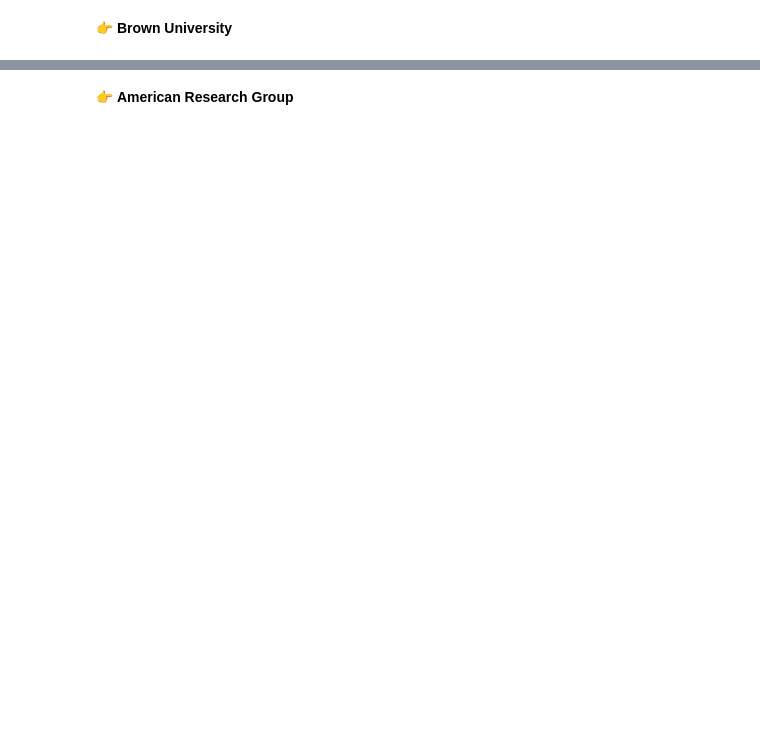
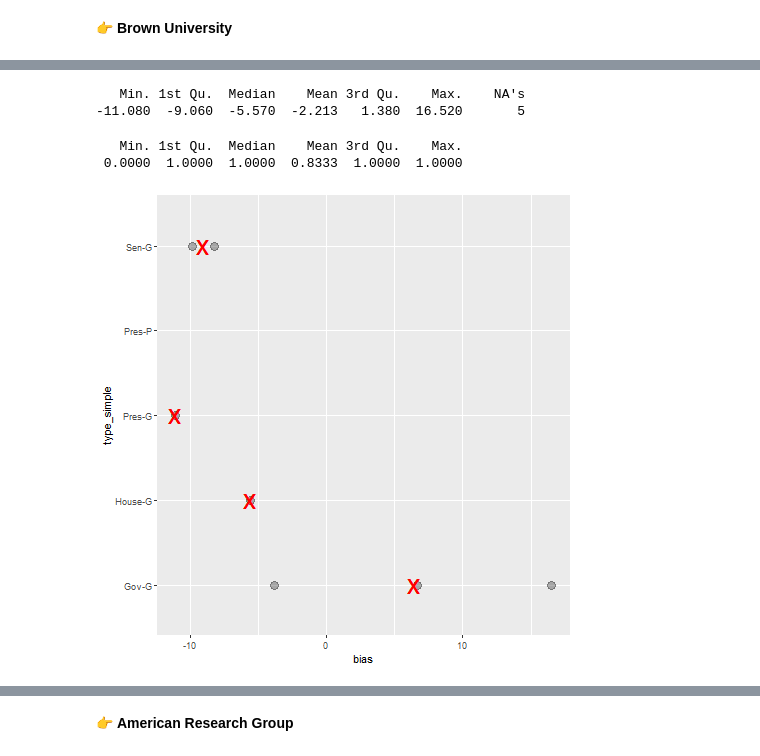
Before and after one commit to juhanarossi/polling-exploration-jake-juhana, a Jupyter notebook: notebook-3.ipynb, the cells around one changed output, grey strips where cells are left out. Cells and saved outputs as stored; diff of their text form; code cells hidden in the pictures; blank space fills up the shorter version.

```diff
--- a/notebook-3.ipynb
+++ b/notebook-3.ipynb
@@ -287,0 +303,4 @@ ggplot(fox) +
+# %%
+%%R
+
+df <- read_csv('raw-polls.csv')
@@ -287,0 +316,5 @@ ggplot(fox) +
+# %%
+%%R
+
+brown <- df %>% filter(pollster=='Brown University')
+brown
@@ -287,0 +355,26 @@ ggplot(fox) +
+# %%
+%%R
+
+brown$bias %>% summary()
+# %% [output]
+   Min. 1st Qu.  Median    Mean 3rd Qu.    Max.    NA's
+-11.080  -9.060  -5.570  -2.213   1.380  16.520       5
+# %%
+%%R
+
+brown$rightcall %>% summary()
+# %% [output]
+   Min. 1st Qu.  Median    Mean 3rd Qu.    Max.
+ 0.0000  1.0000  1.0000  0.8333  1.0000  1.0000
+# %%
+%%R
+
+ggplot(brown) +
+    aes(x=bias, y=type_simple) +
+    geom_point(size=4, alpha=.3) +
+    stat_summary(fun.y=mean, geom="point", shape='x',
+                 size=10, color="red", alpha=1)
+    #geom_vline(aes(xintercept=0), color="purple") +
+    #facet_grid(year~pollster, scales='free_y')
+# %% [output]
+[figure, added]
```
Also changed, not shown: parts of 37 cells of this notebook, 2 other files.
